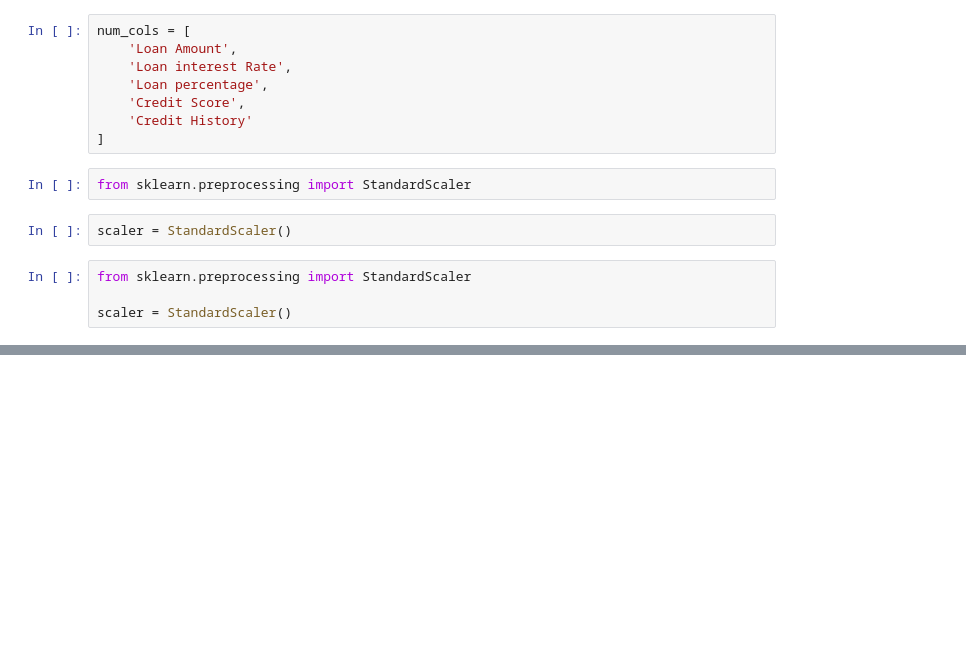
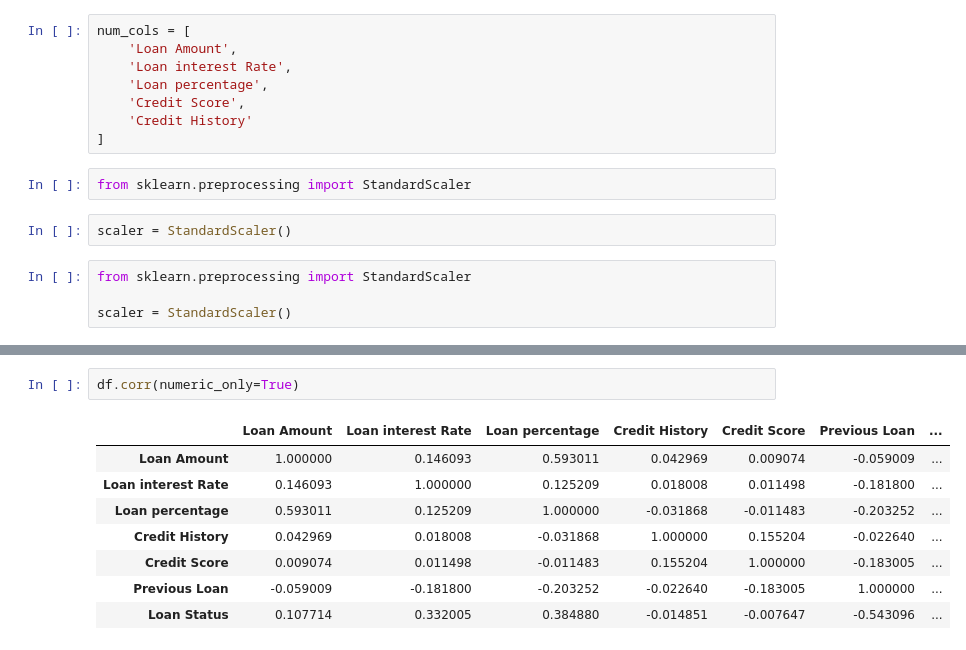
Before and after one commit to Muhammad-Musharraf/Machine-Learning, a Jupyter notebook: Loan_Approved_Prediction.ipynb, the cells around one changed output, grey strips where cells are left out. Drawn from its saved outputs; the diff is of its cells as text; blank space fills up the shorter version.

```diff
--- a/Loan_Approved_Prediction.ipynb
+++ b/Loan_Approved_Prediction.ipynb
@@ -385,0 +378,11 @@ df.head()
+# %%
+df.corr(numeric_only=True)
+# %% [output]
+|  | Loan Amount | Loan interest Rate | Loan percentage | Credit History | Credit Score | Previous Loan | ... |
+| Loan Amount | 1.000000 | 0.146093 | 0.593011 | 0.042969 | 0.009074 | -0.059009 | ... |
+| Loan interest Rate | 0.146093 | 1.000000 | 0.125209 | 0.018008 | 0.011498 | -0.181800 | ... |
+| Loan percentage | 0.593011 | 0.125209 | 1.000000 | -0.031868 | -0.011483 | -0.203252 | ... |
+| Credit History | 0.042969 | 0.018008 | -0.031868 | 1.000000 | 0.155204 | -0.022640 | ... |
+| Credit Score | 0.009074 | 0.011498 | -0.011483 | 0.155204 | 1.000000 | -0.183005 | ... |
+| Previous Loan | -0.059009 | -0.181800 | -0.203252 | -0.022640 | -0.183005 | 1.000000 | ... |
+| Loan Status | 0.107714 | 0.332005 | 0.384880 | -0.014851 | -0.007647 | -0.543096 | ... |
```
Also changed, not shown: parts of 9 cells of this notebook.
